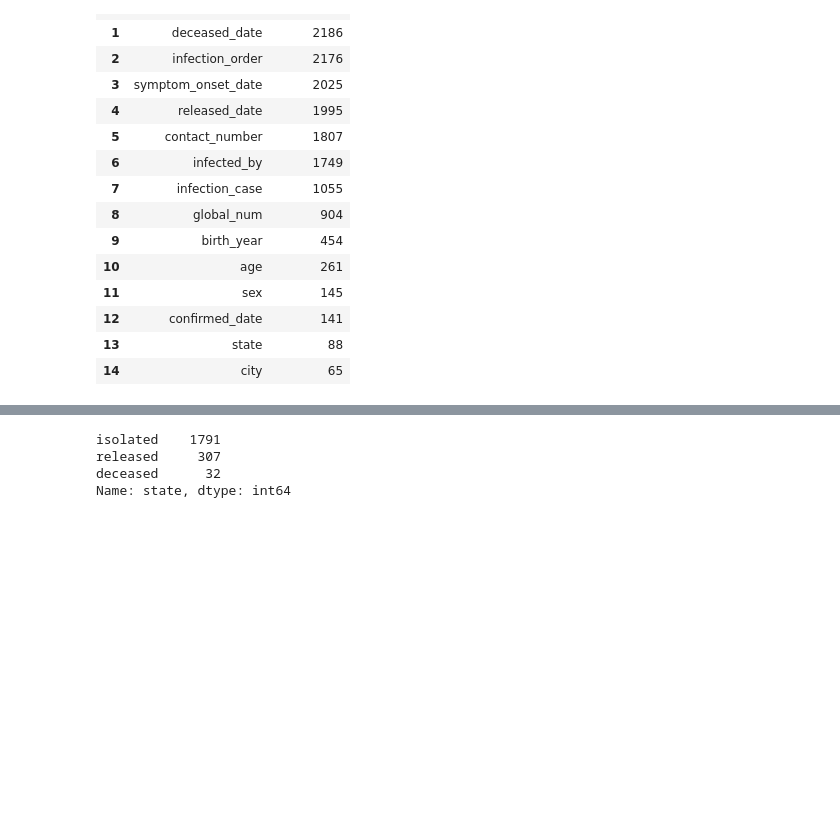
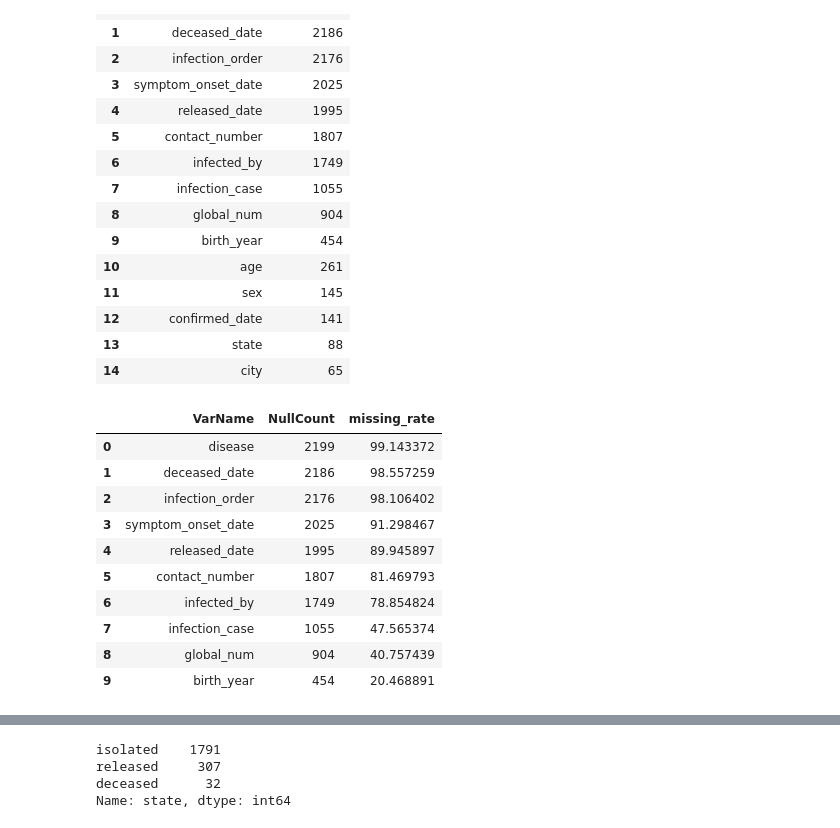
Before and after one commit to livia360/01_Learning_Projects, a Jupyter notebook: RandomForest_Covid_Case_Study/RandomForest_casestudy_covid19.ipynb, the cells around one changed output, grey strips where cells are left out. Saved outputs shown, nothing was run; the diff lists cells and outputs as text; code cells hidden in the pictures; blank space fills up the shorter version.

```diff
--- a/RandomForest_Covid_Case_Study/RandomForest_casestudy_covid19.ipynb
+++ b/RandomForest_Covid_Case_Study/RandomForest_casestudy_covid19.ipynb
@@ -120,0 +123,14 @@ na_df[(na_df['NullCount']>0)]
+# %%
+na_df.head(10)
+# %% [output]
+|  | VarName | NullCount | missing_rate |
+| 0 | disease | 2199 | 99.143372 |
+| 1 | deceased_date | 2186 | 98.557259 |
+| 2 | infection_order | 2176 | 98.106402 |
+| 3 | symptom_onset_date | 2025 | 91.298467 |
+| 4 | released_date | 1995 | 89.945897 |
+| 5 | contact_number | 1807 | 81.469793 |
+| 6 | infected_by | 1749 | 78.854824 |
+| 7 | infection_case | 1055 | 47.565374 |
+| 8 | global_num | 904 | 40.757439 |
+| 9 | birth_year | 454 | 20.468891 |
```
Also changed, not shown: parts of 9 cells of this notebook.
